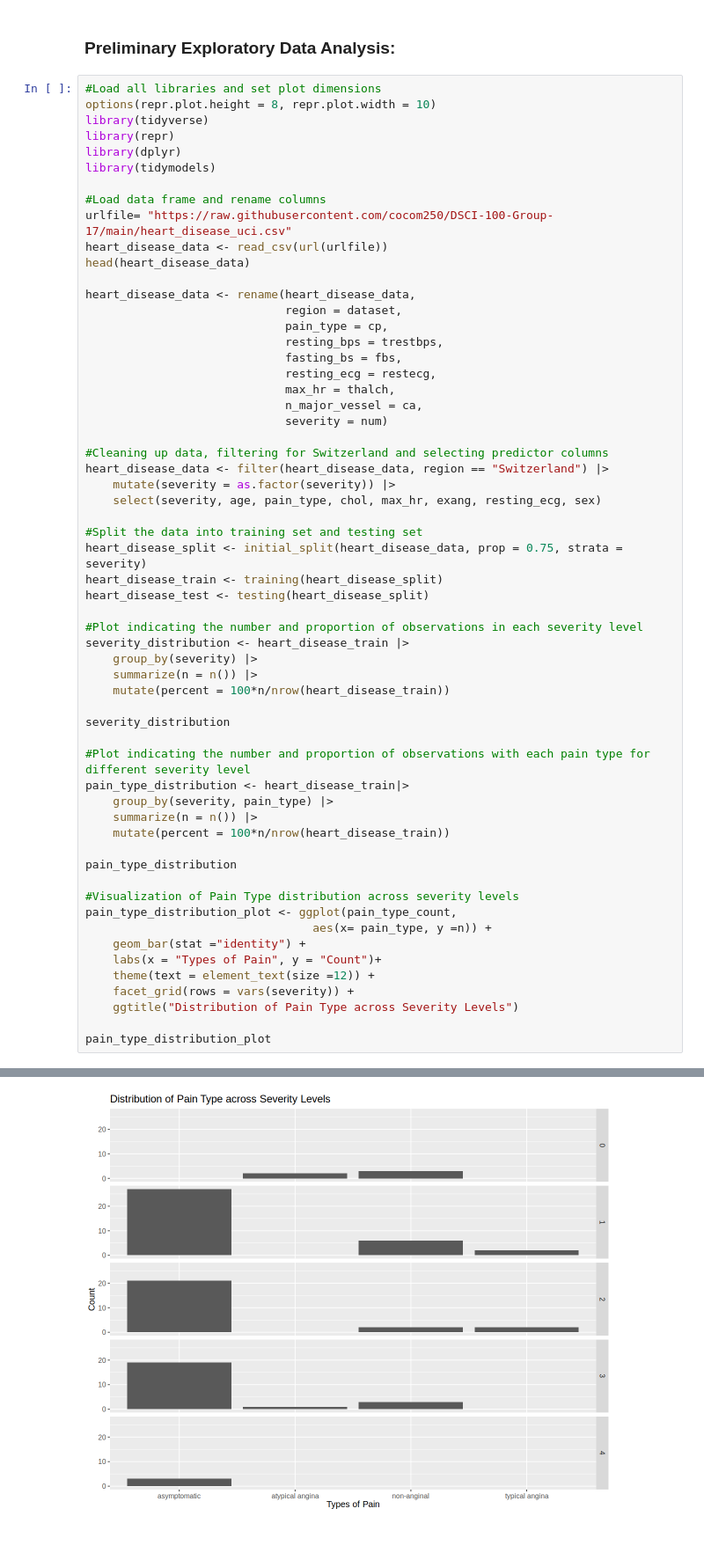
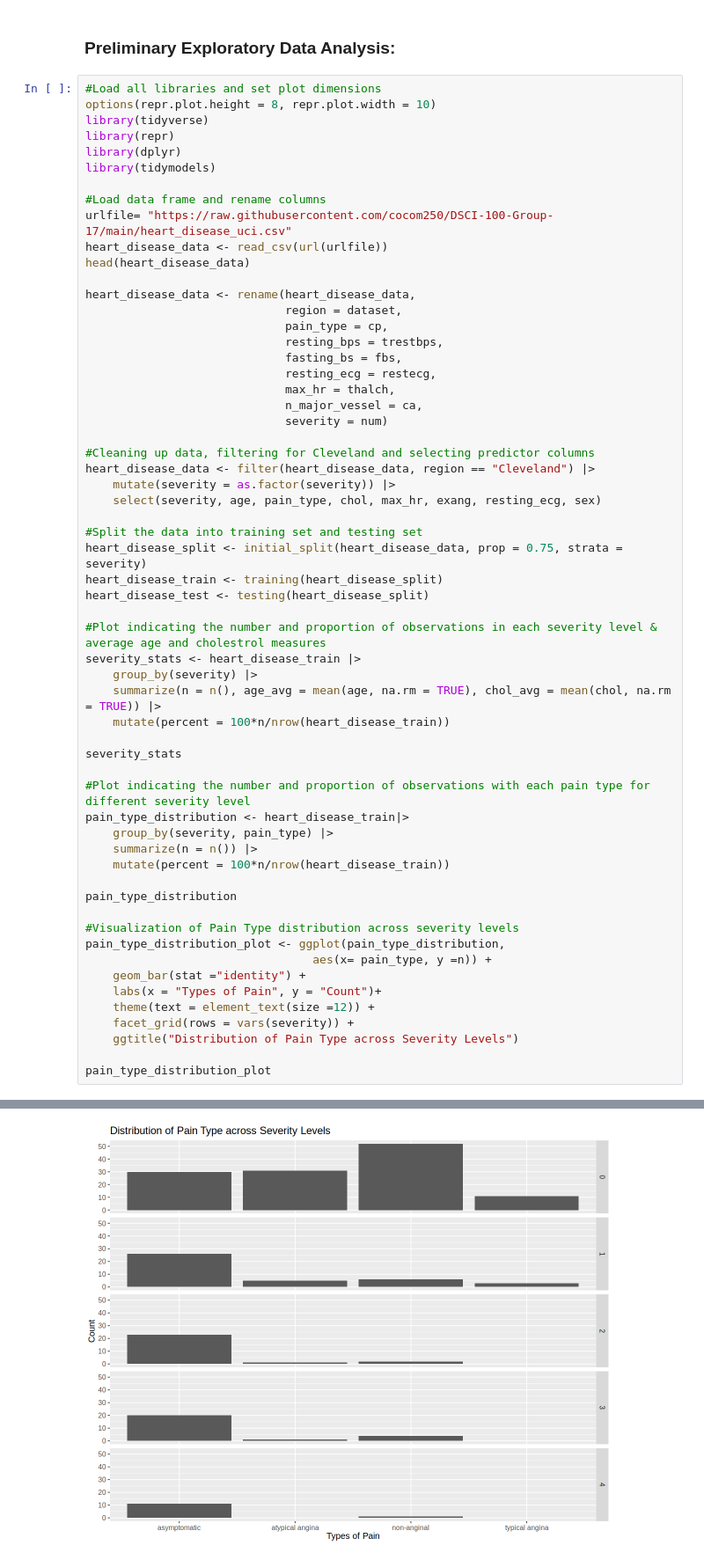
Before and after one commit to cocom250/DSCI-100-Group-17, a Jupyter notebook: group_project_proposal.ipynb, the cells around one changed output, grey strips where cells are left out. Shown at 88% size. Drawn from its saved outputs; the diff is of its cells as text.

```diff
--- a/group_project_proposal.ipynb
+++ b/group_project_proposal.ipynb
@@ -33,8 +33,8 @@ heart_disease_data <- rename(heart_disease_data,
                              n_major_vessel = ca,
                              severity = num)
 
-#Cleaning up data, filtering for Switzerland and selecting predictor columns
-heart_disease_data <- filter(heart_disease_data, region == "Switzerland") |>
+#Cleaning up data, filtering for Cleveland and selecting predictor columns
+heart_disease_data <- filter(heart_disease_data, region == "Cleveland") |>
     mutate(severity = as.factor(severity)) |>
     select(severity, age, pain_type, chol, max_hr, exang, resting_ecg, sex)
 
@@ -43,13 +43,13 @@ heart_disease_split <- initial_split(heart_disease_data, prop = 0.75, strata = s
 heart_disease_train <- training(heart_disease_split)
 heart_disease_test <- testing(heart_disease_split)
 
-#Plot indicating the number and proportion of observations in each severity level
-severity_distribution <- heart_disease_train |>
+#Plot indicating the number and proportion of observations in each severity level & average age and cholestrol measures
+severity_stats <- heart_disease_train |>
     group_by(severity) |>
-    summarize(n = n()) |>
+    summarize(n = n(), age_avg = mean(age, na.rm = TRUE), chol_avg = mean(chol, na.rm = TRUE)) |>
     mutate(percent = 100*n/nrow(heart_disease_train))
 
-severity_distribution
+severity_stats
 
 #Plot indicating the number and proportion of observations with each pain type for different severity level
 pain_type_distribution <- heart_disease_train|>
@@ -60,7 +60,7 @@ pain_type_distribution <- heart_disease_train|>
 pain_type_distribution
 
 #Visualization of Pain Type distribution across severity levels
-pain_type_distribution_plot <- ggplot(pain_type_count,
+pain_type_distribution_plot <- ggplot(pain_type_distribution,
                                  aes(x= pain_type, y =n)) +
     geom_bar(stat ="identity") +
     labs(x = "Types of Pain", y = "Count")+
@@ -115,4 +120,4 @@ A grouped_df: 11 × 4
-[figure, old version]
+[figure, new version]
 # %% [markdown]
 ### Expected Outcomes & Significance
 
```
Also changed, not shown: parts of 1 cell of this notebook.
